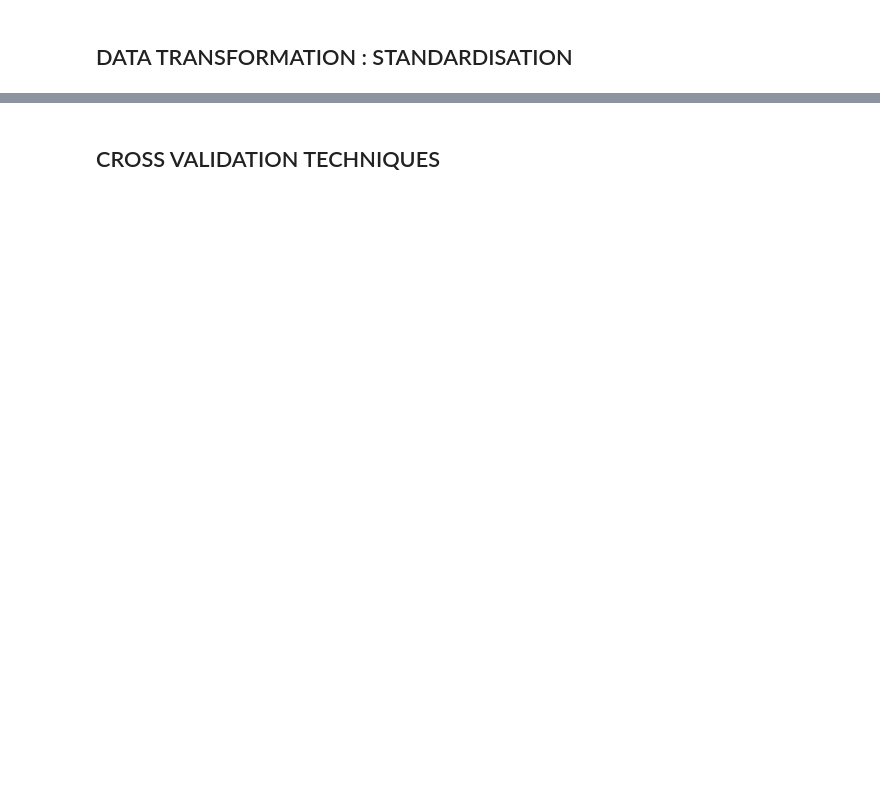
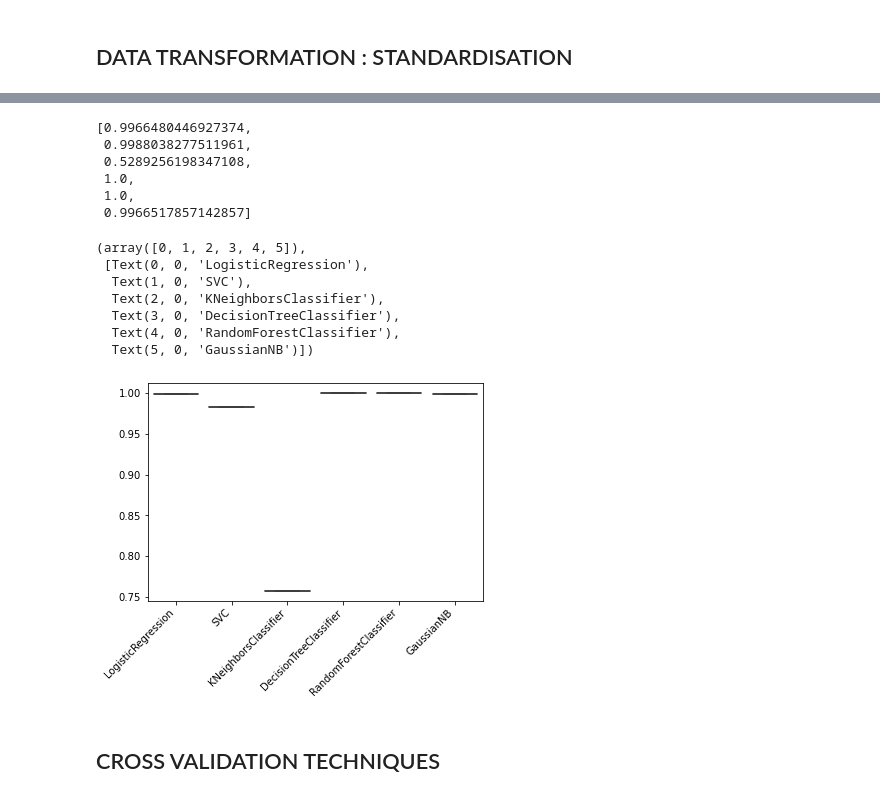
Before and after one commit to Moon88888/Savvy-Squad, a Jupyter notebook: latest_proj.ipynb, the cells around one changed output, grey strips where cells are left out. Cells and saved outputs as stored; diff of their text form; code cells hidden in the pictures; blank space fills up the shorter version.

```diff
--- a/latest_proj.ipynb
+++ b/latest_proj.ipynb
@@ -1683,5 +1786,5 @@ standardized_df.shape
 # %%
 # smote with standardisation
 # %%
-# x_train_smote,y_train_smote = s.fit_resample(x_train,y_train)
+x_train_smote,y_train_smote = s.fit_resample(x_train,y_train)
 # %%
@@ -1691,13 +1802,13 @@ standardized_df.shape
 # %%
-# model_list=['LogisticRegression','SVC','KNeighborsClassifier','DecisionTreeClassifier','RandomForestClassifier','GaussianNB']
-# acc_list=[]
-# auc_list=[]
-# cm_list=[]
-# prec_list=[]
+model_list=['LogisticRegression','SVC','KNeighborsClassifier','DecisionTreeClassifier','RandomForestClassifier','GaussianNB']
+acc_list=[]
+auc_list=[]
+cm_list=[]
+prec_list=[]
 # %%
-# for m in model:
-#     m.fit(x_train_smote,y_train_smote)
-#     y_pred = m.predict(x_test)
-#     acc_list.append(metrics.accuracy_score(y_test,y_pred))
-#     prec_list.append(metrics.precision_score(y_test,y_pred))
+for m in model:
+    m.fit(x_train_smote,y_train_smote)
+    y_pred = m.predict(x_test)
+    acc_list.append(metrics.accuracy_score(y_test,y_pred))
+    prec_list.append(metrics.precision_score(y_test,y_pred))
 # %%
@@ -1705,8 +1823,24 @@ standardized_df.shape
 # %%
-# prec_list
+prec_list
+# %% [output]
+[0.9966480446927374,
+ 0.9988038277511961,
+ 0.5289256198347108,
+ 1.0,
+ 1.0,
+ 0.9966517857142857]
 # %%
-# sns.boxplot(x=model_list,y=acc_list)
-# plt.xticks(rotation = 45, ha = 'right')
+sns.boxplot(x=model_list,y=acc_list)
+plt.xticks(rotation = 45, ha = 'right')
+# %% [output]
+(array([0, 1, 2, 3, 4, 5]),
+ [Text(0, 0, 'LogisticRegression'),
+  Text(1, 0, 'SVC'),
+  Text(2, 0, 'KNeighborsClassifier'),
+  Text(3, 0, 'DecisionTreeClassifier'),
+  Text(4, 0, 'RandomForestClassifier'),
+  Text(5, 0, 'GaussianNB')])
+[figure, added]
 # %%
 # write obs how models changed after smote + standardisation
 # %% [markdown]
```
Also changed, not shown: parts of 165 cells of this notebook.
